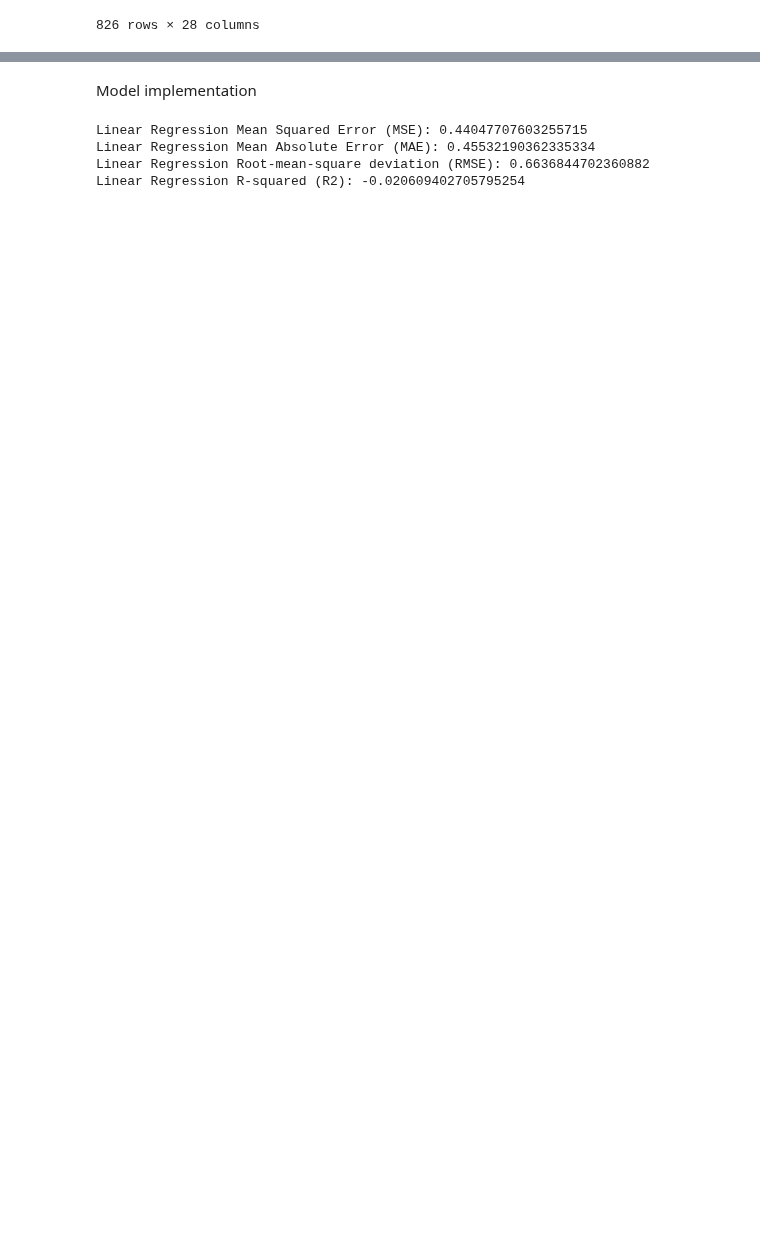
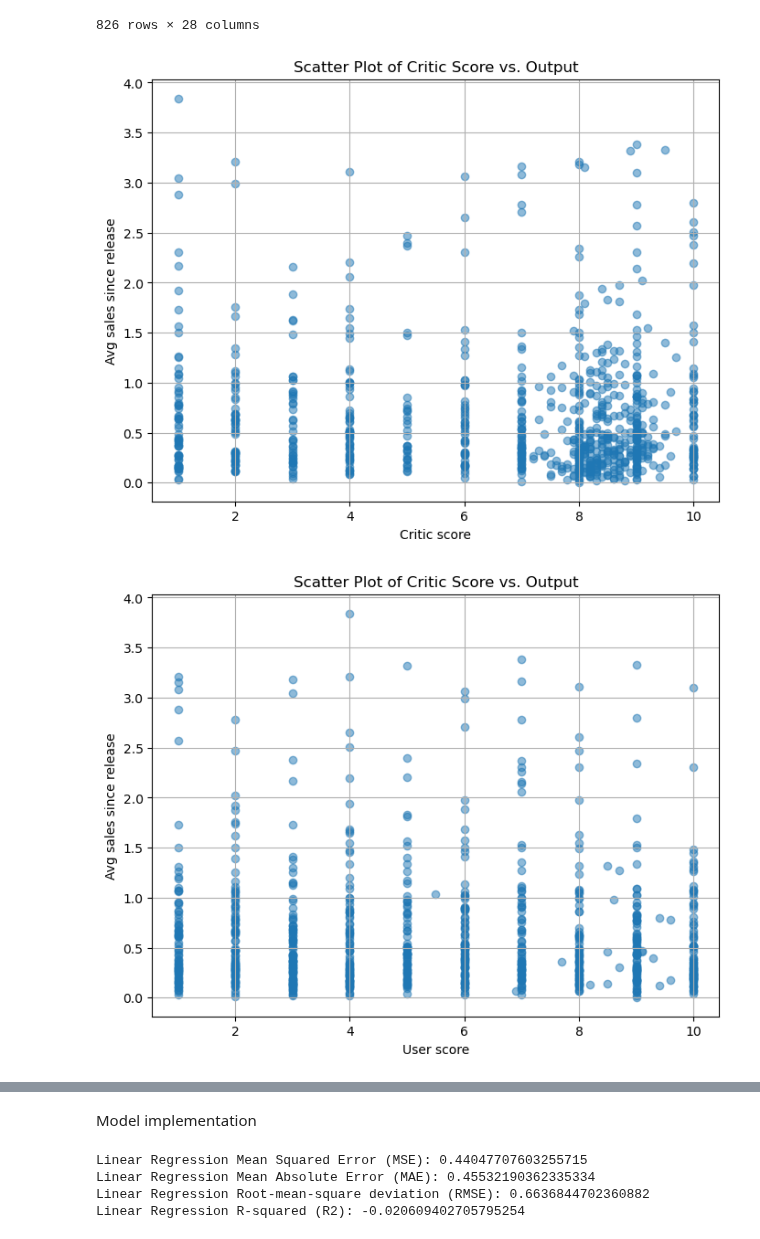
Before and after one commit to wd686/EBAC, a Jupyter notebook: Modelling/RevenuePrediction_wd.ipynb, the cells around one changed output, grey strips where cells are left out. Drawn from its saved outputs; the diff is of its cells as text; code cells hidden in the pictures; blank space fills up the shorter version.

```diff
--- a/Modelling/RevenuePrediction_wd.ipynb
+++ b/Modelling/RevenuePrediction_wd.ipynb
@@ -57,3 +55,41 @@ df
 | 8873 | Zone of the Enders | PS2 | Simulation | IBM | 9.0 | 7.5 | 8.0 | 52.00 | 3.00 | ... |
 | 8874 | Zone of the Enders The 2nd Runner | PS2 | Simulation | Amazon Game Studios | 2.0 | 8.6 | 3.0 | 77.00 | 3.00 | ... |
 826 rows × 28 columns
+# %%
+#Check linearity
+import matplotlib.pyplot as plt
+
+plt.figure(figsize=(8, 6))
+plt.scatter(df['critic_score'], df['avg_sales_since_release'], alpha=0.5)
+plt.title(f"Scatter Plot of Critic Score vs. Output")
+plt.xlabel("Critic score")
+plt.ylabel("Avg sales since release")
+plt.grid(True)
+plt.show()
+
+plt.figure(figsize=(8, 6))
+plt.scatter(df['user_score'], df['avg_sales_since_release'], alpha=0.5)
+plt.title(f"Scatter Plot of Critic Score vs. Output")
+plt.xlabel("User score")
+plt.ylabel("Avg sales since release")
+plt.grid(True)
+plt.show()
+
+plt.figure(figsize=(8, 6))
+plt.scatter(df['total_shipped'], df['avg_sales_since_release'], alpha=0.5)
+plt.title(f"Scatter Plot of Total units shipped vs. Output")
+plt.xlabel("shipped units")
+plt.ylabel("Avg sales since release")
+plt.grid(True)
+plt.show()
+
+plt.figure(figsize=(8, 6))
+plt.scatter(df['Production Cost'], df['avg_sales_since_release'], alpha=0.5)
+plt.title(f"Scatter Plot of Production Cost vs. Output")
+plt.xlabel("Production Cost")
+plt.ylabel("Avg sales since release")
+plt.grid(True)
+plt.show()
+# %% [output]
+[figure, added]
+[figure, added]
```
Also changed, not shown: parts of 29 cells of this notebook, 8 other files.
